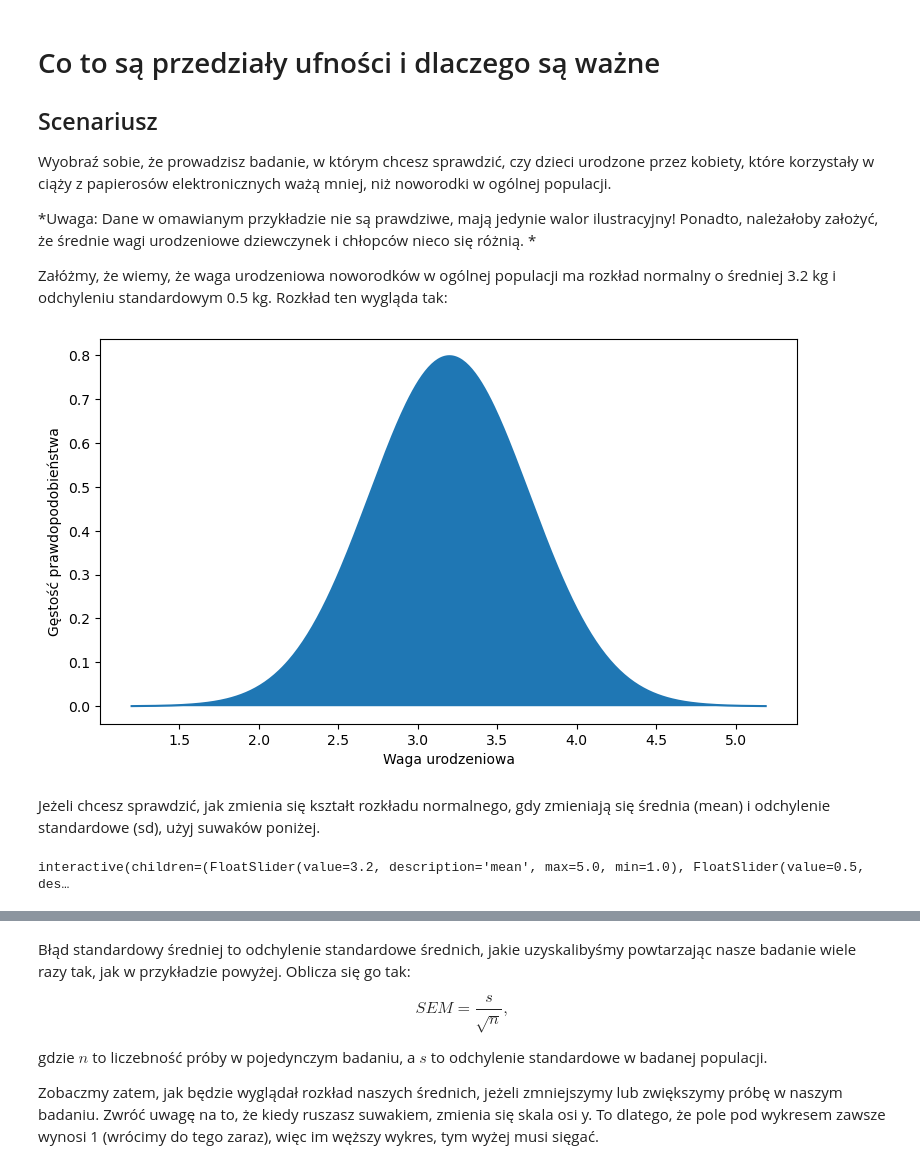
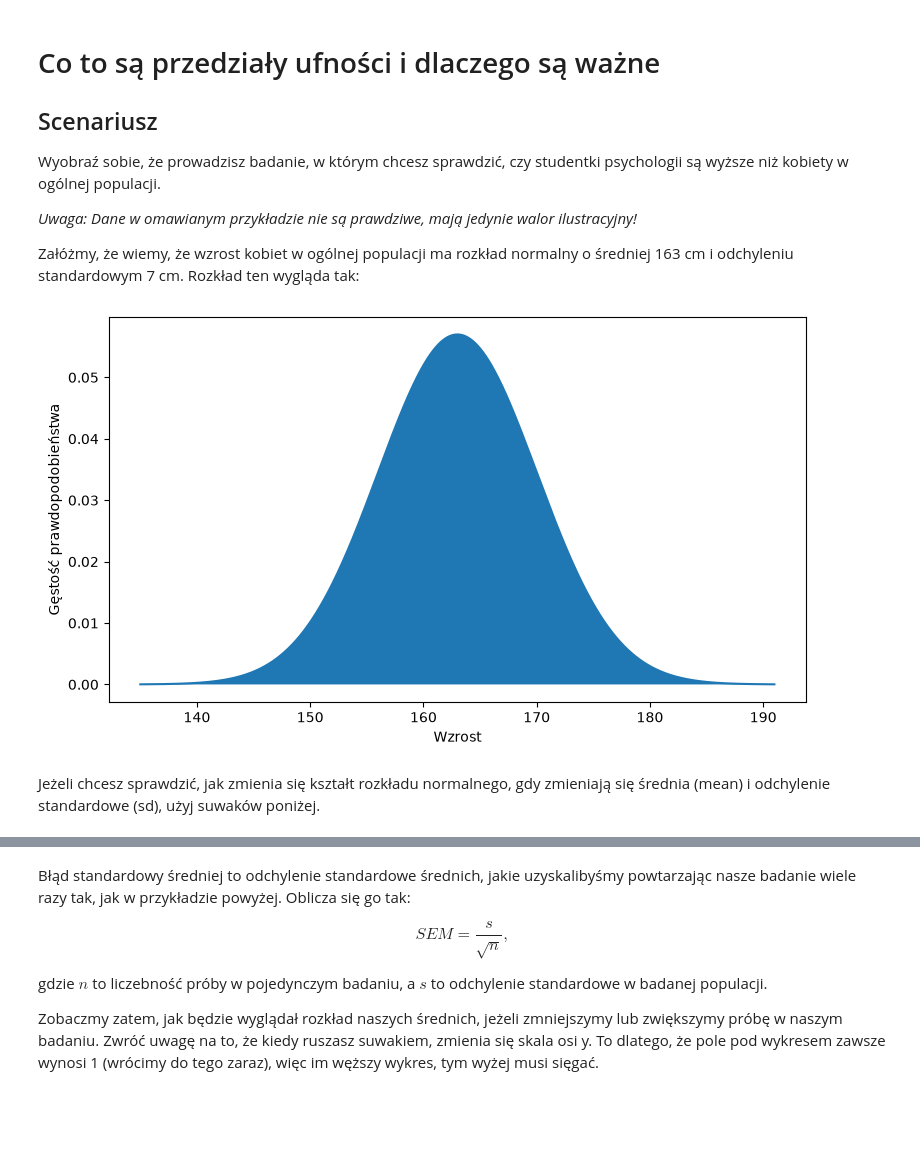
Before and after one commit to odmina/metody_zp, a Jupyter notebook: ci.ipynb, the cells around one changed output, grey strips where cells are left out. Cells and saved outputs as stored; diff of their text form; code cells hidden in the pictures; blank space fills up the shorter version.

```diff
--- a/ci.ipynb
+++ b/ci.ipynb
@@ -10,40 +11,26 @@ rng = np.random.default_rng()
 
 ## Scenariusz
 
-Wyobraź sobie, że prowadzisz badanie, w którym chcesz sprawdzić, czy dzieci urodzone przez kobiety, które korzystały w ciąży z papierosów elektronicznych ważą mniej, niż noworodki w ogólnej populacji.
+Wyobraź sobie, że prowadzisz badanie, w którym chcesz sprawdzić, czy studentki psychologii są wyższe niż kobiety w ogólnej populacji.
 
-*Uwaga: Dane w omawianym przykładzie nie są prawdziwe, mają jedynie walor ilustracyjny! Ponadto, należałoby założyć, że średnie wagi urodzeniowe dziewczynek i chłopców nieco się różnią. *
+*Uwaga: Dane w omawianym przykładzie nie są prawdziwe, mają jedynie walor ilustracyjny!*
 
-Załóżmy, że wiemy, że waga urodzeniowa noworodków w ogólnej populacji ma rozkład normalny o średniej 3.2 kg i odchyleniu standardowym 0.5 kg. Rozkład ten wygląda tak:
+Załóżmy, że wiemy, że wzrost kobiet w ogólnej populacji ma rozkład normalny o średniej 163 cm i odchyleniu standardowym 7 cm. Rozkład ten wygląda tak:
 # %%
-sd = 0.5
-mean = 3.2
 
-x = np.arange(1.2, 5.2, 0.01)
+sd = 7
+mean = 163
+
+x = np.arange(mean-4*sd, mean+4*sd, 0.01)
 y = norm.pdf(x, loc=mean, scale=sd)
 fix, ax = plt.subplots(figsize=(9, 5))
 ax.plot(x,y)
 ax.fill_between(x, y)
-ax.set_xlabel("Waga urodzeniowa")
+ax.set_xlabel("Wzrost")
 ax.set_ylabel("Gęstość prawdopodobieństwa")
 plt.show()
 # %% [output]
-[figure, old version]
+[figure, new version]
 # %% [markdown]
 Jeżeli chcesz sprawdzić, jak zmienia się kształt rozkładu normalnego, gdy zmieniają się średnia (mean) i odchylenie
 standardowe (sd), użyj suwaków poniżej.
-# %%
-@interact(mean=(1.0,5.0), sd=(0.1,1.0))
-def norm_plot(mean=3.2, sd=0.5):
-    x = np.arange(1, 6, 0.01)
-    y = norm.pdf(x, loc=mean, scale=sd)
-    fix, ax = plt.subplots(figsize=(9, 5))
-    ax.plot(x,y)
-    ax.fill_between(x, y)
-    ax.set_xlim((1, 6))
-    ax.set_ylim((0, 1.5))
-    ax.set_xlabel("Waga urodzeniowa")
-    ax.set_ylabel("Gęstość prawdopodobieństwa")
-    plt.show()
-# %% [output]
-interactive(children=(FloatSlider(value=3.2, description='mean', max=5.0, min=1.0), FloatSlider(value=0.5, des…
```
Also changed, not shown: parts of 15 cells of this notebook.
